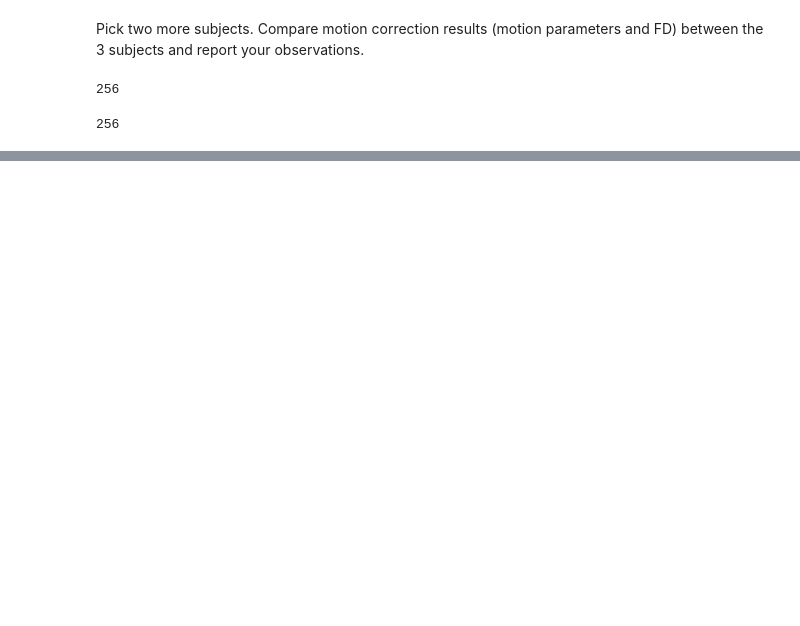
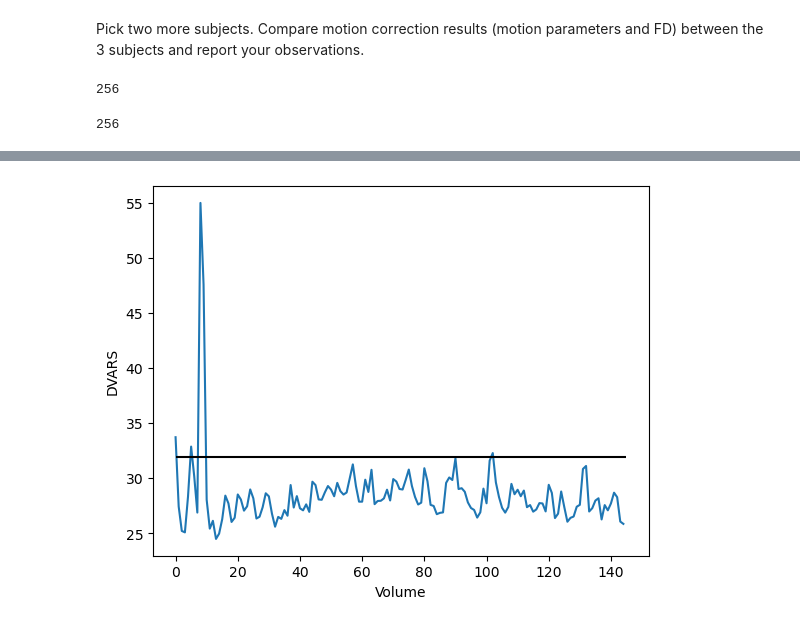
Before and after one commit to Pingsheng-Kevin/NSSP_Mini1, a Jupyter notebook: lgr.ipynb, the cells around one changed output, grey strips where cells are left out. Drawn from its saved outputs; the diff is of its cells as text; code cells hidden in the pictures; blank space fills up the shorter version.

```diff
--- a/lgr.ipynb
+++ b/lgr.ipynb
@@ -109,8 +109,8 @@ def open_subject_dataset(dataset_id, subject, download = False):
     print(f"Loaded {dataset_id} for {sub}")
     return bids_root, preproc_root
 
-bids_root, preproc_root = open_subject_dataset(dataset_id, subject)
-open_subject_dataset(dataset_id, subject='07')#, download=True)
-open_subject_dataset(dataset_id, subject = '08')#, download=True)
+bids_root, preproc_root = open_subject_dataset(dataset_id, subject, download=True)
+# open_subject_dataset(dataset_id, subject='07')#, download=True)
+# open_subject_dataset(dataset_id, subject = '08')#, download=True)
 # %% [output]
 Loaded ds000102 for sub-06
@@ -391,0 +434,14 @@ os.system("""openneuro-py download --dataset {} --include sub-{}/anat/*
+# %%
+dataset_id = 'ds000102'
+subject = '06'
+sub = 'sub-06'
+sample_path = "dataset"
+
+bids_root, preproc_root = open_subject_dataset(dataset_id, subject)
+runs = 2
+for r in range(runs):
+    path_original_data = os.path.join(bids_root, sub, 'func', f'sub-06_task-flanker_run-{r+1}_bold.nii.gz')
+    output_dvars_path = os.path.join(preproc_root, sub, 'func', f'sub-06_task-flanker_run-{r+1}_bold_dvars')
+    output_moco_dvars_path = os.path.join(preproc_root, sub, 'func', f'sub-06_task-flanker_run-{r+1}_bold_moco_dvars')
+    output_moco_dvars_plot_path = os.path.join(preproc_root, sub, 'func', f'sub-06_task-flanker_run-{r+1}_bold_moco_dvars_plot')
+    os.system("""fsl_motion_outliers -i {} -o {} --dvars -s {} -p {}""".format(path_original_data, output_dvars_path, output_moco_dvars_path, output_moco_dvars_plot_path))
@@ -391,0 +476,5 @@ os.system("""openneuro-py download --dataset {} --include sub-{}/anat/*
+# %%
+with open(output_moco_dvars_path, 'r') as f:
+    df = pd.read_csv(f)
+    dvars = df.to_numpy().reshape(-1)
+    print(dvars)
@@ -391,0 +499,9 @@ os.system("""openneuro-py download --dataset {} --include sub-{}/anat/*
+# %%
+threshold_dvars = np.quantile(dvars,0.75) + 1.5*(np.quantile(dvars,0.75) - np.quantile(dvars,0.25))
+plt.plot(dvars)
+plt.hlines(threshold_dvars, xmin=0,xmax=len(dvars), color='k')
+plt.ylabel('DVARS')
+plt.xlabel('Volume')
+plt.show()
+# %% [output]
+[figure, added]
```
Also changed, not shown: parts of 20 cells of this notebook.
